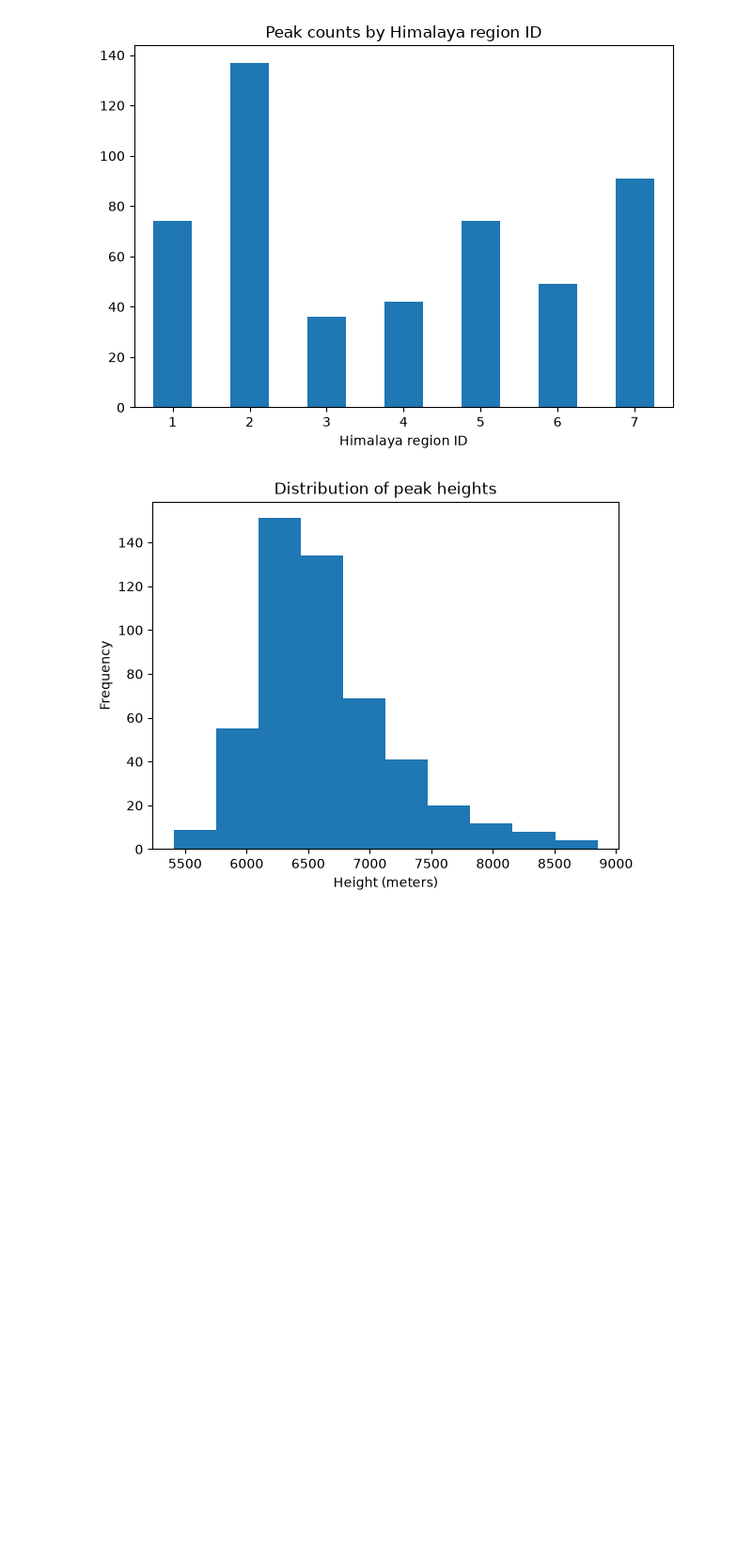
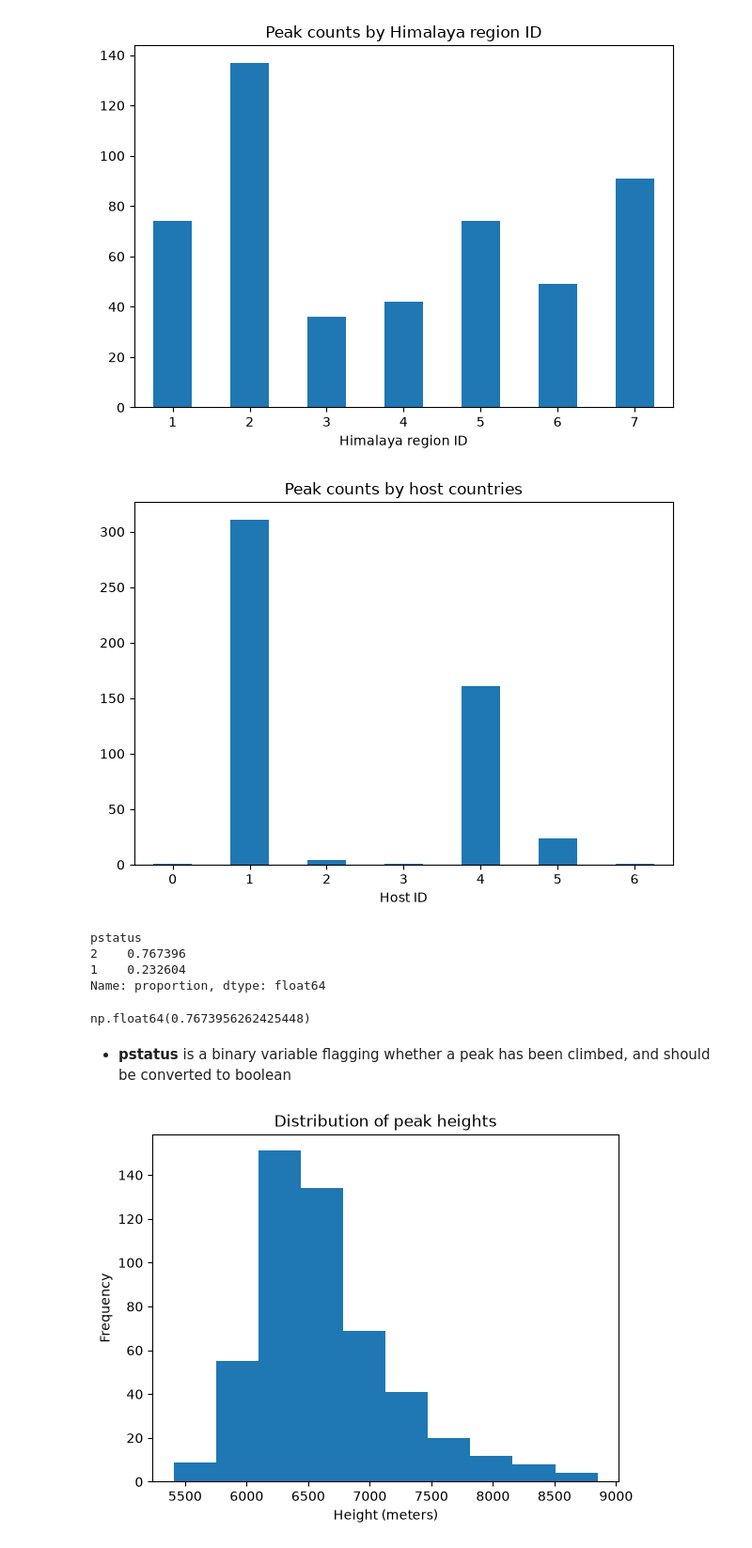
Before and after one commit to bastien-winant/himalayan-db-pipeline, a Jupyter notebook: notebooks/eda_peaks.ipynb, the cells around one changed output. Shown at 94% size. Drawn from its saved outputs; the diff is of its cells as text; code cells hidden in the pictures; blank space fills up the shorter version.

```diff
--- a/notebooks/eda_peaks.ipynb
+++ b/notebooks/eda_peaks.ipynb
@@ -302,3 +297,13 @@ plt.tight_layout()
 plt.show()
 # %% [output]
 [figure]
+# %%
+host_counts = df["phost"].value_counts().sort_index()
+host_counts.plot(kind="bar")
+plt.title("Peak counts by host countries")
+plt.xlabel("Host ID")
+plt.xticks(rotation=0)
+plt.tight_layout()
+plt.show()
+# %% [output]
+[figure, added]
@@ -305,3 +312,16 @@ plt.show()
+# %%
+df.pstatus.value_counts(normalize=True)
+# %% [output]
+pstatus
+2    0.767396
+1    0.232604
+Name: proportion, dtype: float64
+# %%
+df.climbed.mean()
+# %% [output]
+np.float64(0.7673956262425448)
+# %% [markdown]
+- __pstatus__ is a binary variable flagging whether a peak has been climbed, and should be converted to boolean
 # %%
 e = .001
 ratios = df.heightm / df.heightf
```
Also changed, not shown: parts of 16 cells of this notebook, 3 other files.
